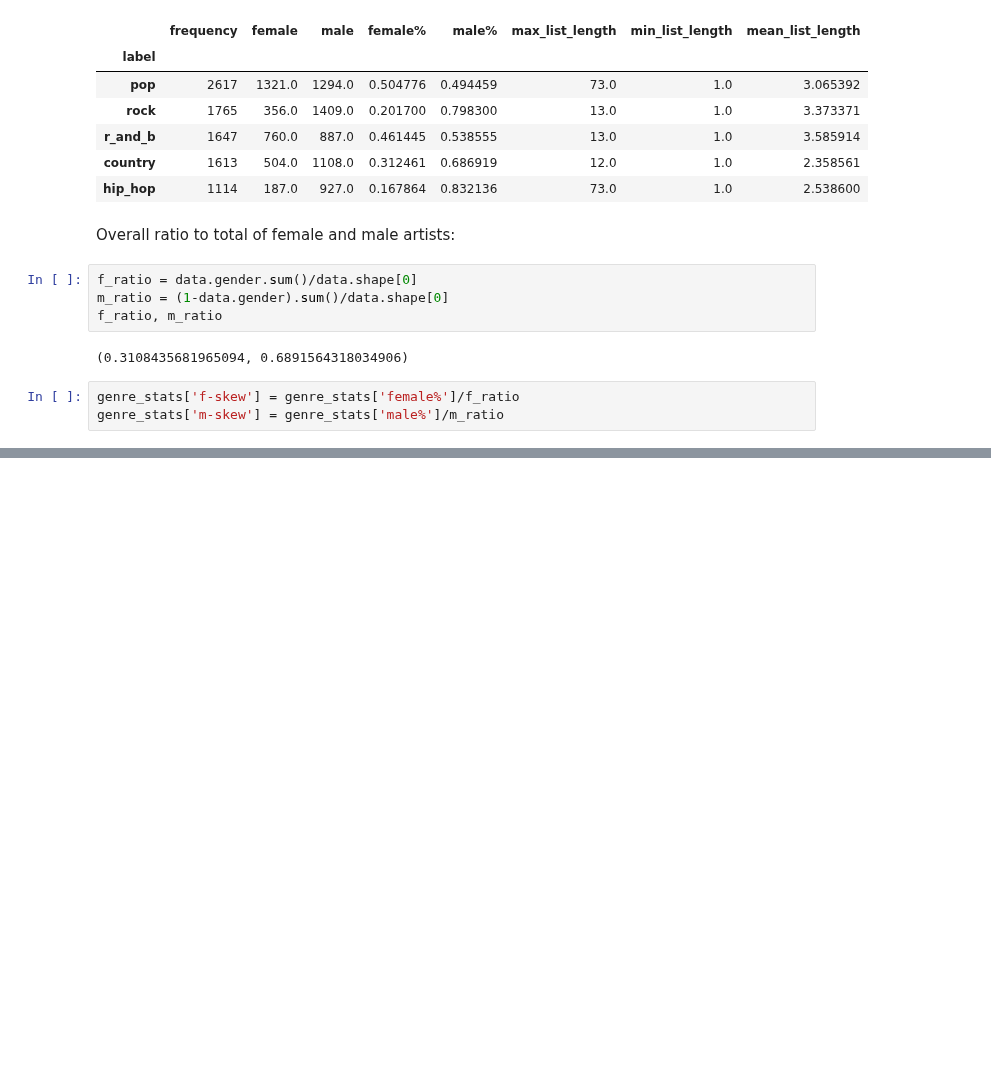
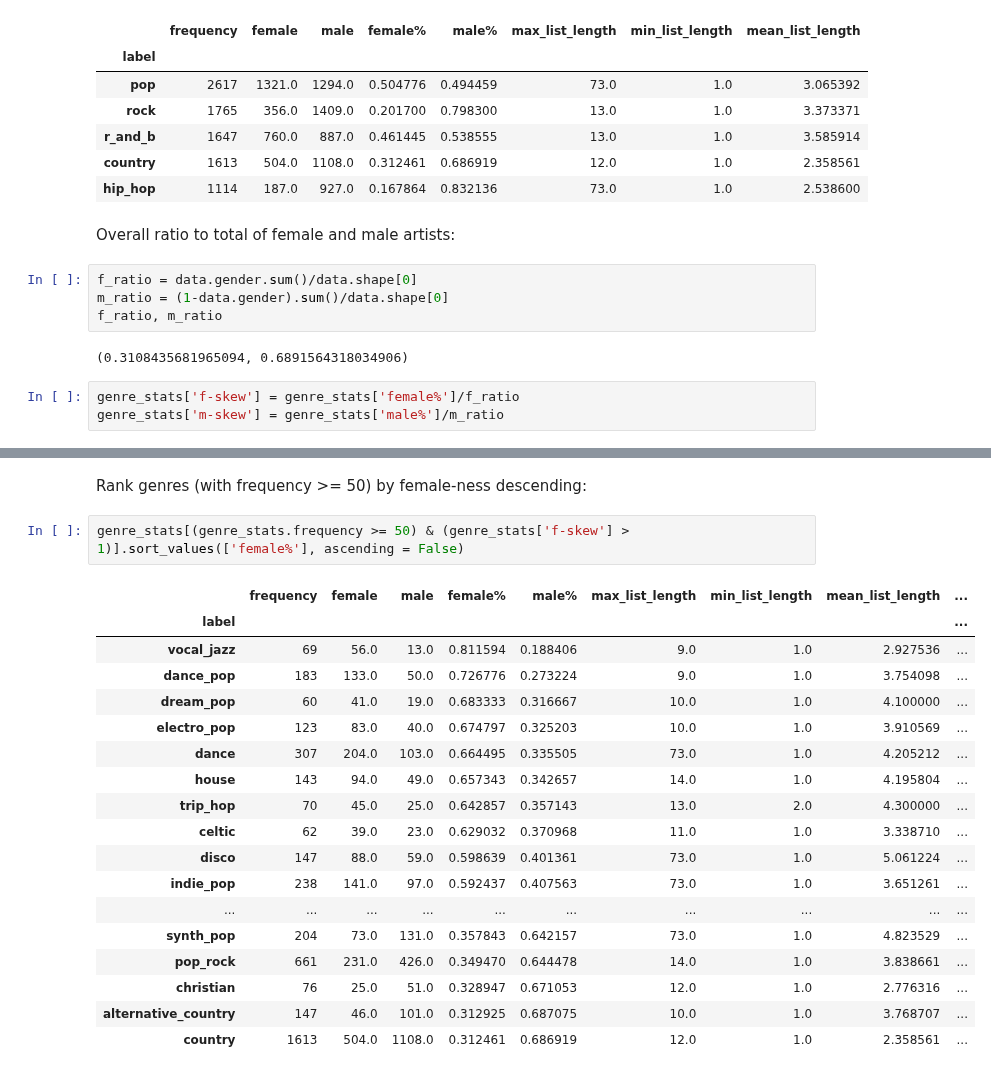
Before and after one commit to fox-daniel/Genre, a Jupyter notebook: code/Analysis/genre_gender_bias_by_genre.ipynb, the cells around one changed output, grey strips where cells are left out. Drawn from its saved outputs; the diff is of its cells as text; blank space fills up the shorter version.

```diff
--- a/code/Analysis/genre_gender_bias_by_genre.ipynb
+++ b/code/Analysis/genre_gender_bias_by_genre.ipynb
@@ -180,0 +249,23 @@ genre_stats.head()
+# %% [markdown]
+Rank genres (with frequency >= 50) by female-ness descending:
+# %%
+genre_stats[(genre_stats.frequency >= 50) & (genre_stats['f-skew'] > 1)].sort_values(['female%'], ascending = False)
+# %% [output]
+|  | frequency | female | male | female% | male% | max_list_length | min_list_length | mean_list_length | ... |
+| label |  |  |  |  |  |  |  |  | ... |
+| vocal_jazz | 69 | 56.0 | 13.0 | 0.811594 | 0.188406 | 9.0 | 1.0 | 2.927536 | ... |
+| dance_pop | 183 | 133.0 | 50.0 | 0.726776 | 0.273224 | 9.0 | 1.0 | 3.754098 | ... |
+| dream_pop | 60 | 41.0 | 19.0 | 0.683333 | 0.316667 | 10.0 | 1.0 | 4.100000 | ... |
+| electro_pop | 123 | 83.0 | 40.0 | 0.674797 | 0.325203 | 10.0 | 1.0 | 3.910569 | ... |
+| dance | 307 | 204.0 | 103.0 | 0.664495 | 0.335505 | 73.0 | 1.0 | 4.205212 | ... |
+| house | 143 | 94.0 | 49.0 | 0.657343 | 0.342657 | 14.0 | 1.0 | 4.195804 | ... |
+| trip_hop | 70 | 45.0 | 25.0 | 0.642857 | 0.357143 | 13.0 | 2.0 | 4.300000 | ... |
+| celtic | 62 | 39.0 | 23.0 | 0.629032 | 0.370968 | 11.0 | 1.0 | 3.338710 | ... |
+| disco | 147 | 88.0 | 59.0 | 0.598639 | 0.401361 | 73.0 | 1.0 | 5.061224 | ... |
+| indie_pop | 238 | 141.0 | 97.0 | 0.592437 | 0.407563 | 73.0 | 1.0 | 3.651261 | ... |
+| ... | ... | ... | ... | ... | ... | ... | ... | ... | ... |
+| synth_pop | 204 | 73.0 | 131.0 | 0.357843 | 0.642157 | 73.0 | 1.0 | 4.823529 | ... |
+| pop_rock | 661 | 231.0 | 426.0 | 0.349470 | 0.644478 | 14.0 | 1.0 | 3.838661 | ... |
+| christian | 76 | 25.0 | 51.0 | 0.328947 | 0.671053 | 12.0 | 1.0 | 2.776316 | ... |
+| alternative_country | 147 | 46.0 | 101.0 | 0.312925 | 0.687075 | 10.0 | 1.0 | 3.768707 | ... |
+| country | 1613 | 504.0 | 1108.0 | 0.312461 | 0.686919 | 12.0 | 1.0 | 2.358561 | ... |
```
Also changed, not shown: parts of 10 cells of this notebook.
